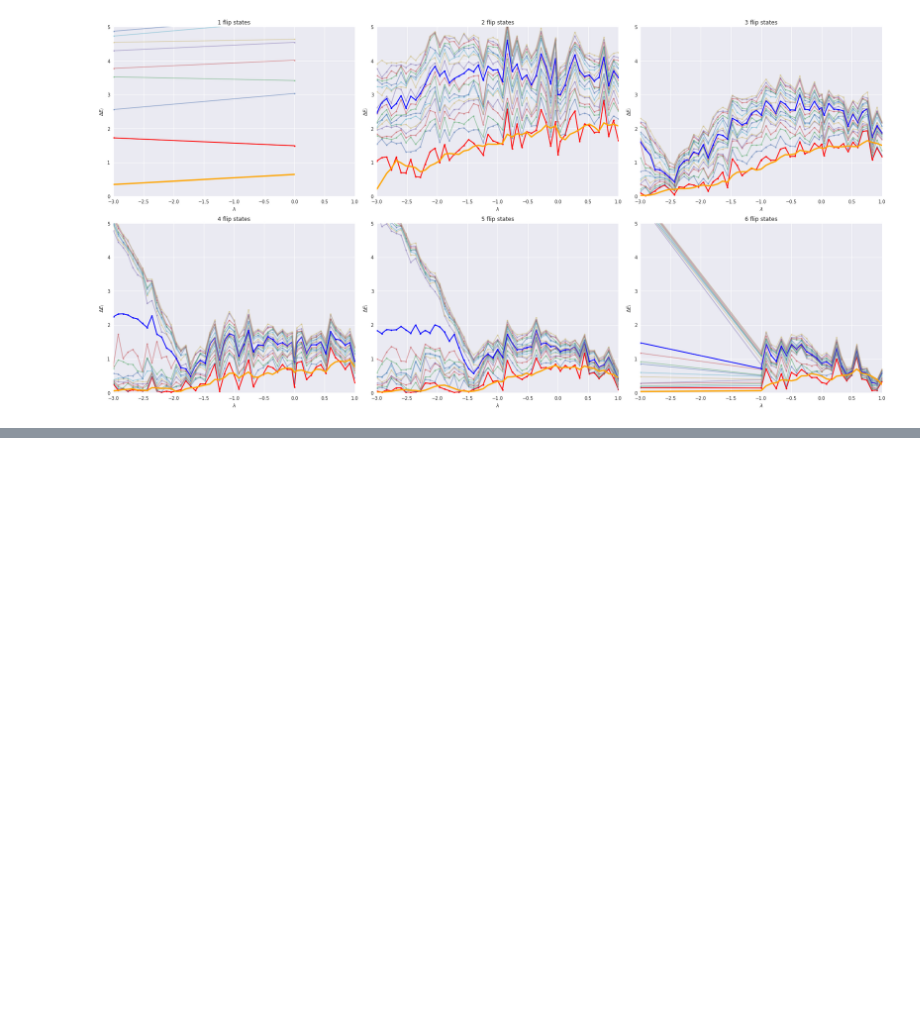
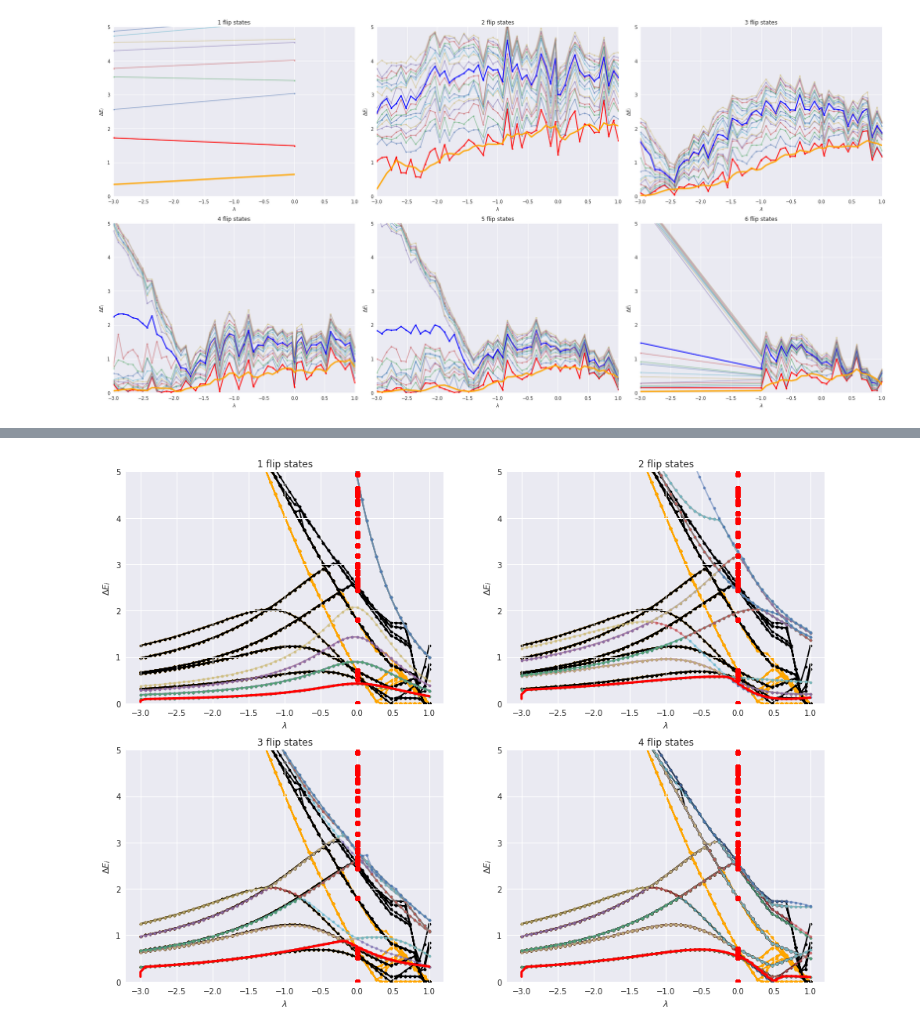
Before and after one commit to cygnus2/FQLMs, a Jupyter notebook: python_notebooks/le_comparison.ipynb, the cells around one changed output, grey strips where cells are left out. Cells and saved outputs as stored; diff of their text form; code cells hidden in the pictures; blank space fills up the shorter version.

```diff
--- a/python_notebooks/le_comparison.ipynb
+++ b/python_notebooks/le_comparison.ipynb
@@ -186,12 +206,17 @@ p = {
 # Read the data.
 
 flip_levels = [1,2,3,4,5,6,7]
+le_data = {}
 for fl in flip_levels:
-    if fl < 5:
+    if fl <= 3:
+        datafile = 'LE_results_{:s}_all-ws_{:d}x{:d}x{:d}.hdf5'.format(p['gauge_particle'], *p['L'])
+        le_data[fl] = retrieve_le_spectrum_numpy(data_dir+datafile, grp=f'ex{fl}')
+    elif fl < 5:
         datafile = 'LE_multi_spectrum_{:s}_{:d}x{:d}x{:d}.hdf5'.format(p['gauge_particle'], *p['L'])
+        le_data[fl] = retrieve_le_spectrum_numpy(data_dir+datafile, grp=f'ex_{fl}')
     else:
         datafile = 'LE_multi_spectrum_{:s}_FL567_{:d}x{:d}x{:d}.hdf5'.format(p['gauge_particle'], *p['L'])
-    le_data[fl] = retrieve_le_spectrum_numpy(data_dir+datafile, max_level=fl)
+        le_data[fl] = retrieve_le_spectrum_numpy(data_dir+datafile, grp=f'ex_{fl}')
 
 with plt.style.context('seaborn'):
     ncols = 3
@@ -225,6 +250,7 @@ with plt.style.context('seaborn'):
 
         bx[k].set_xlabel('$\\lambda$')
         bx[k].set_ylabel('$\\Delta E_i$')
-        bx[k].set_ylim(0, 5)
+        bx[k].set_ylim(0.00, 5)
+#         bx[k].set_yscale('log')
         bx[k].set_title('{:d} flip states'.format(max_level))
 # %% [output]
@@ -298,0 +381,73 @@ LE_multi_spectrum_bosons_FL6_2x2x6.hdf5
+# %%
+param = {
+    'L' : [2,2,2],
+    'gp' : 'fermions'
+}
+
+# Read the data.
+flip_levels = [1,2,3,4]
+le_datafile = data_dir+'LE_results_{:s}_all-ws_{:d}x{:d}x{:d}.hdf5'.format(param['gp'], *param['L'])
+le_data = {k : retrieve_le_spectrum_numpy(le_datafile, grp='ex{:d}'.format(k)) for k in flip_levels}
+
+# Debasish data.
+db_datadir = '../c_code/ED_3d/'
+db_fermi = pd.read_csv(db_datadir+'fermiLinks/evals.dat', names=['n', 'energy'], sep='\s+')
+
+
+with plt.style.context('seaborn'):
+    ncols = 2
+    nrows = int(np.ceil(len(flip_levels)/ncols))
+    fig, bx = plt.subplots(nrows,ncols)
+    fig.set_size_inches(8*ncols,6*nrows)
+    bx = bx.flatten()
+
+    for k, max_level in enumerate(range(1,len(flip_levels)+1)):
+
+        # Toggls the number of levels only in the upper plot.
+        n_states = 20
+    #     max_level = 3
+
+        lambdas = le_data[max_level][0]
+        data = le_data[max_level][1]
+        gs = data[:,0]
+        for i in range(1, n_states):
+            bx[k].plot(lambdas, data[:,i]-gs, marker='.', ls='-', alpha=0.5)
+            if i==1:
+                mavg = moving_average(data[:,i]-gs)
+                bx[k].plot(lambdas, mavg, marker='', ls='-', color='red', zorder=10, lw=3)
+
+            db = np.array(sorted(db_fermi['energy']))
+            bx[k].plot([0]*len(db), db-db[0], color='red', ls='', marker='o')
+
+
+
+        # Full solution (all ws).
+        full_datafile = data_dir+'results_fermions_all-ws_2x2x2.hdf5'
+        lambdas, full_data = retrieve_spectrum_numpy(full_datafile)
+        gs = full_data[:,0]
+        for i in range(1, n_states):
+            bx[k].plot(lambdas, full_data[:,i]-gs, marker='.', ls='-', color='orange', zorder=0)
+
+
+        # Full solution (0,0,0).
+        full_datafile = data_dir+'results_fermions_wx_2-wy_2-wz_2_2x2x2.hdf5'
+        lambdas, full_data = retrieve_spectrum_numpy(full_datafile)
+        gs = full_data[:,0]
+        for i in range(1, n_states):
+            bx[k].plot(lambdas, full_data[:,i]-gs, marker='.', ls='-', color='black', zorder=0)
+
+        # Bosons!
+        full_datafile = data_dir+'multi_spectrum_bosons_wx_2-wy_2-wz_2_2x2x2.dat'
+        lambdas, full_data = retrieve_spectrum_numpy(full_datafile)
+        gs = full_data[:,0]
+        for i in range(1, n_states):
+            pass
+#             bx[k].plot(lambdas, full_data[:,i]-gs, marker='.', ls='', color='green', zorder=0)
+
+
+        bx[k].set_xlabel('$\\lambda$')
+        bx[k].set_ylabel('$\\Delta E_i$')
+        bx[k].set_ylim(0, 5)
+        bx[k].set_title('{:d} flip states'.format(max_level))
+# %% [output]
+[figure, added]
```
Also changed, not shown: parts of 4 cells of this notebook, 10 other files.
